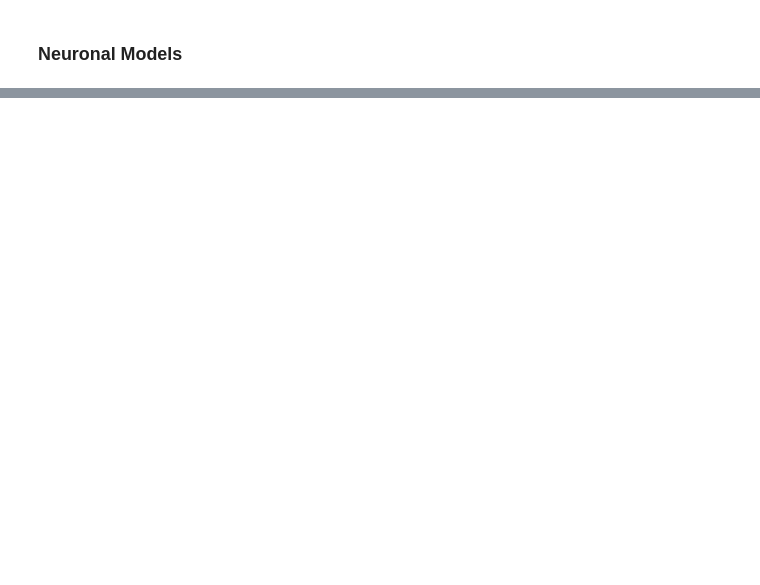
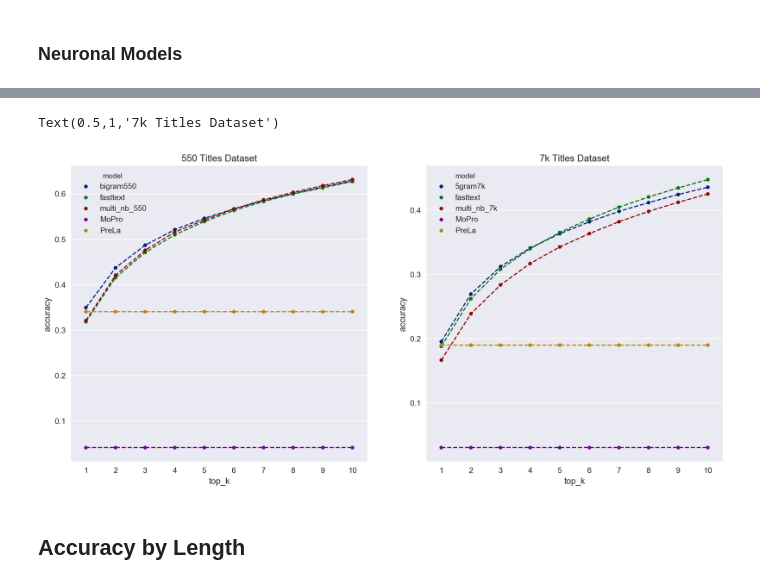
Before and after one commit to zaksoliman/career_prediction, a Jupyter notebook: notebooks/Analysis.ipynb, the cells around one changed output, grey strips where cells are left out. Saved outputs shown, nothing was run; the diff lists cells and outputs as text; code cells hidden in the pictures; blank space fills up the shorter version.

```diff
--- a/notebooks/Analysis.ipynb
+++ b/notebooks/Analysis.ipynb
@@ -269,0 +384,18 @@ ggplot(aes(x='top_k', y='accuracy', color='model'), data=accs_7k) \
+# %%
+models = ['bigram550', '5gram7k', 'fasttext', 'multi_nb_550', 'multi_nb_7k', 'MoPro', 'PreLa']
+# %%
+accs_550 = get_acc_df(res550, targets_550, '550_titles')
+accs_7k = get_acc_df(res7k, targets_7k, '7k_titles')
+# %%
+plt.rcParams['figure.dpi'] = 180
+plt.rcParams['lines.linewidth'] = 0.8
+fig, ax = plt.subplots(figsize=(15,7), ncols=2, nrows=1)
+sns.pointplot(x='top_k', y='accuracy', hue='model', alpha=0.3, linestyles='--',
+              data=accs_550[accs_550.model.isin(models)], ax=ax[0])
+sns.pointplot(x='top_k', y='accuracy', hue='model', alpha=0.3, linestyles='--',
+              data=accs_7k[accs_7k.model.isin(models)], ax=ax[1])
+ax[0].set_title('550 Titles Dataset')
+ax[1].set_title('7k Titles Dataset')
+# %% [output]
+Text(0.5,1,'7k Titles Dataset')
+[figure, added]
@@ -269,0 +404,2 @@ ggplot(aes(x='top_k', y='accuracy', color='model'), data=accs_7k) \
+# %% [markdown]
+## Accuracy by Length
```
Also changed, not shown: parts of 89 cells of this notebook, 3 other files.
